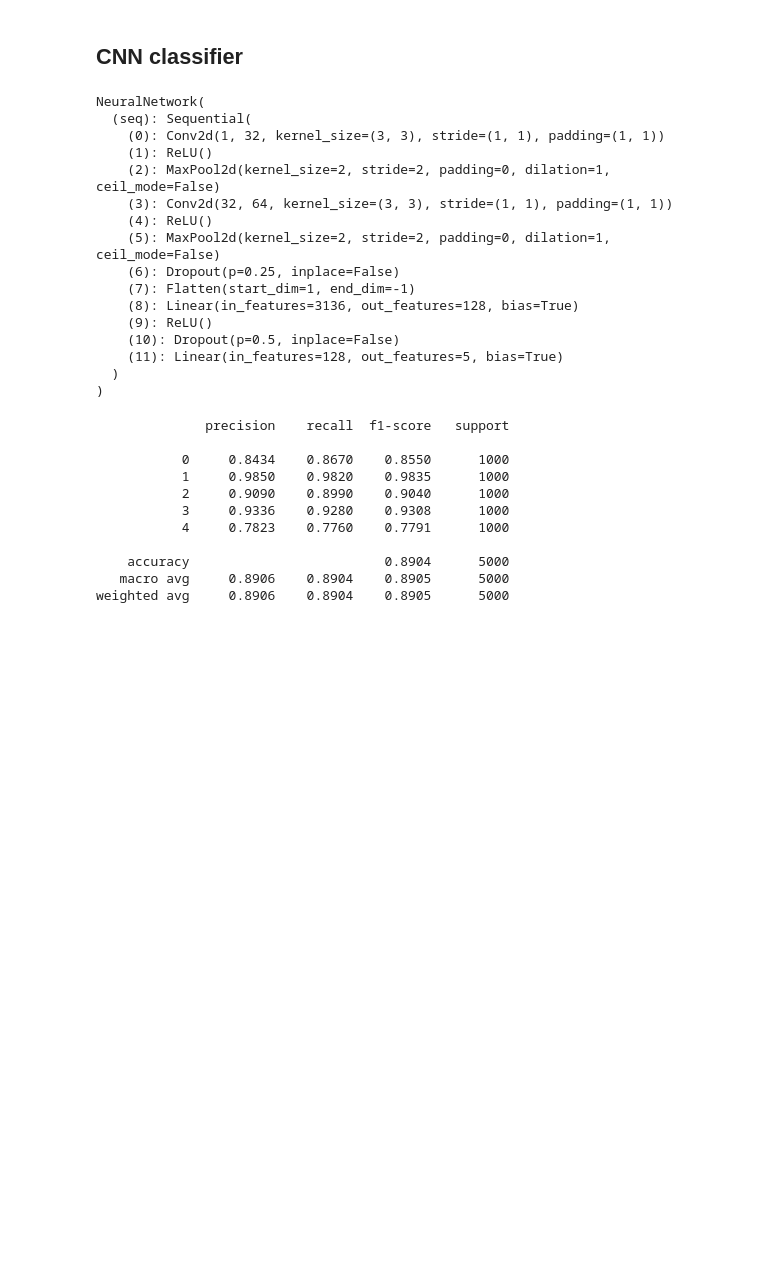
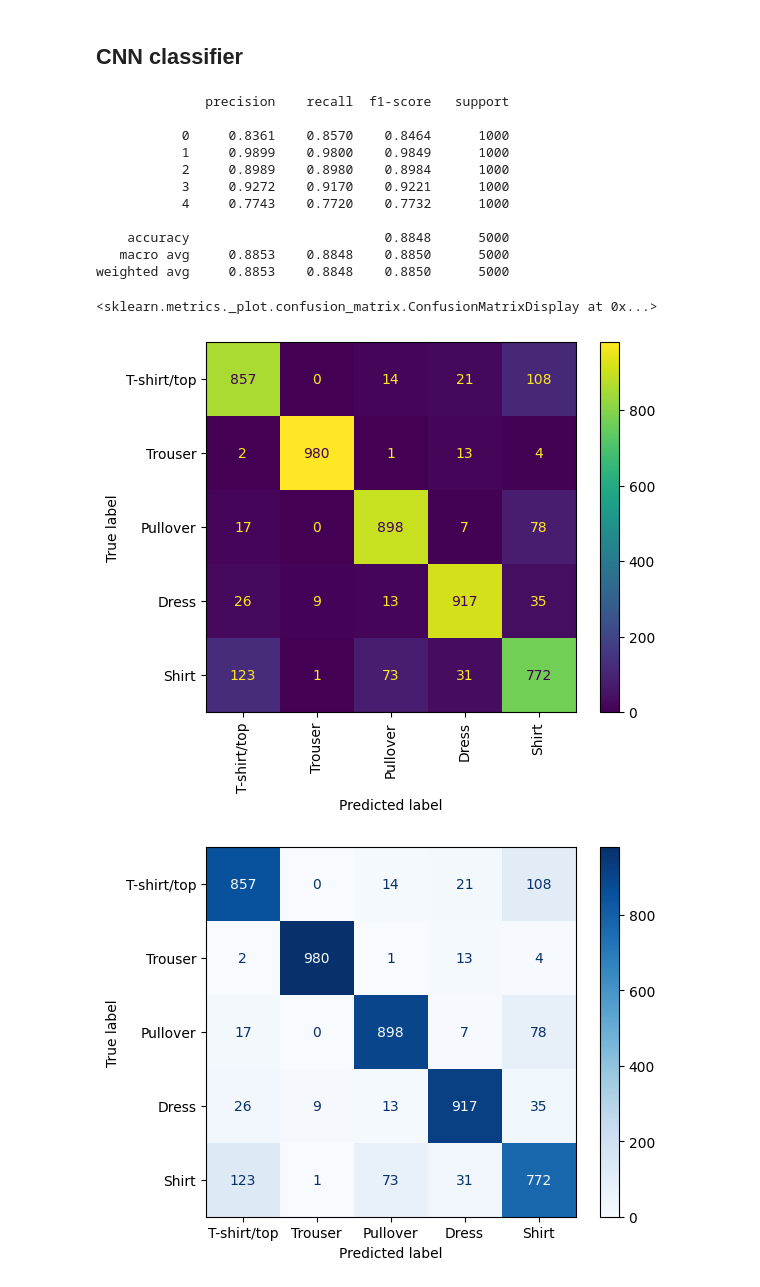
Before and after one commit to AnnaMariaGnat/ML_Project, a Jupyter notebook: Notebooks/06-Testing/Final_testing.ipynb, the cells around one changed output. Drawn from its saved outputs; the diff is of its cells as text; code cells hidden in the pictures; blank space fills up the shorter version.

```diff
--- a/Notebooks/06-Testing/Final_testing.ipynb
+++ b/Notebooks/06-Testing/Final_testing.ipynb
@@ -139,22 +150,2 @@ ConfusionMatrixDisplay.from_predictions(y_test, predictions, display_labels=targ
 # %% [markdown]
 ## CNN classifier
-# %%
-cnn = CNN()
-cnn.fit(X_train, y_train)
-# %% [output]
-NeuralNetwork(
-  (seq): Sequential(
-    (0): Conv2d(1, 32, kernel_size=(3, 3), stride=(1, 1), padding=(1, 1))
-    (1): ReLU()
-    (2): MaxPool2d(kernel_size=2, stride=2, padding=0, dilation=1, ceil_mode=False)
-    (3): Conv2d(32, 64, kernel_size=(3, 3), stride=(1, 1), padding=(1, 1))
-    (4): ReLU()
-    (5): MaxPool2d(kernel_size=2, stride=2, padding=0, dilation=1, ceil_mode=False)
-    (6): Dropout(p=0.25, inplace=False)
-    (7): Flatten(start_dim=1, end_dim=-1)
-    (8): Linear(in_features=3136, out_features=128, bias=True)
-    (9): ReLU()
-    (10): Dropout(p=0.5, inplace=False)
-    (11): Linear(in_features=128, out_features=5, bias=True)
-  )
-)
@@ -163,14 +152,31 @@ predictions = cnn.predict(X_test)
+# %%
+if os.path.exists('cnn_model.pkl'):
+    cnn = pickle.load(open('cnn_model.pkl', 'rb'))
+    cnn_predictions = pickle.load(open('cnn_predictions.pkl', 'rb'))
+else:
+    cnn = CNN()
+    cnn.load_model('cnn_model')
+    cnn_predictions = cnn.predict(X_test)
+    pickle.dump(cnn,open('cnn_model.pkl', 'wb'))
+    pickle.dump(cnn_predictions,open('cnn_predictions.pkl', 'wb'))
 # %%
-print(classification_report(y_test, predictions, digits = 4))
+print(classification_report(y_test, cnn_predictions, digits = 4))
 # %% [output]
               precision    recall  f1-score   support
 
-           0     0.8434    0.8670    0.8550      1000
-           1     0.9850    0.9820    0.9835      1000
-           2     0.9090    0.8990    0.9040      1000
-           3     0.9336    0.9280    0.9308      1000
-           4     0.7823    0.7760    0.7791      1000
+           0     0.8361    0.8570    0.8464      1000
+           1     0.9899    0.9800    0.9849      1000
+           2     0.8989    0.8980    0.8984      1000
+           3     0.9272    0.9170    0.9221      1000
+           4     0.7743    0.7720    0.7732      1000
 
-    accuracy                         0.8904      5000
-   macro avg     0.8906    0.8904    0.8905      5000
-weighted avg     0.8906    0.8904    0.8905      5000
+    accuracy                         0.8848      5000
+   macro avg     0.8853    0.8848    0.8850      5000
+weighted avg     0.8853    0.8848    0.8850      5000
+# %%
+cm_cnn = ConfusionMatrixDisplay.from_predictions(y_test, cnn_predictions, display_labels=target_names,xticks_rotation='vertical' )
+cm_cnn.plot(cmap='Blues', values_format='d')
+# %% [output]
+<sklearn.metrics._plot.confusion_matrix.ConfusionMatrixDisplay at 0x...>
+[figure, added]
+[figure, added]
```
Also changed, not shown: parts of 23 cells of this notebook, 19 other files.
